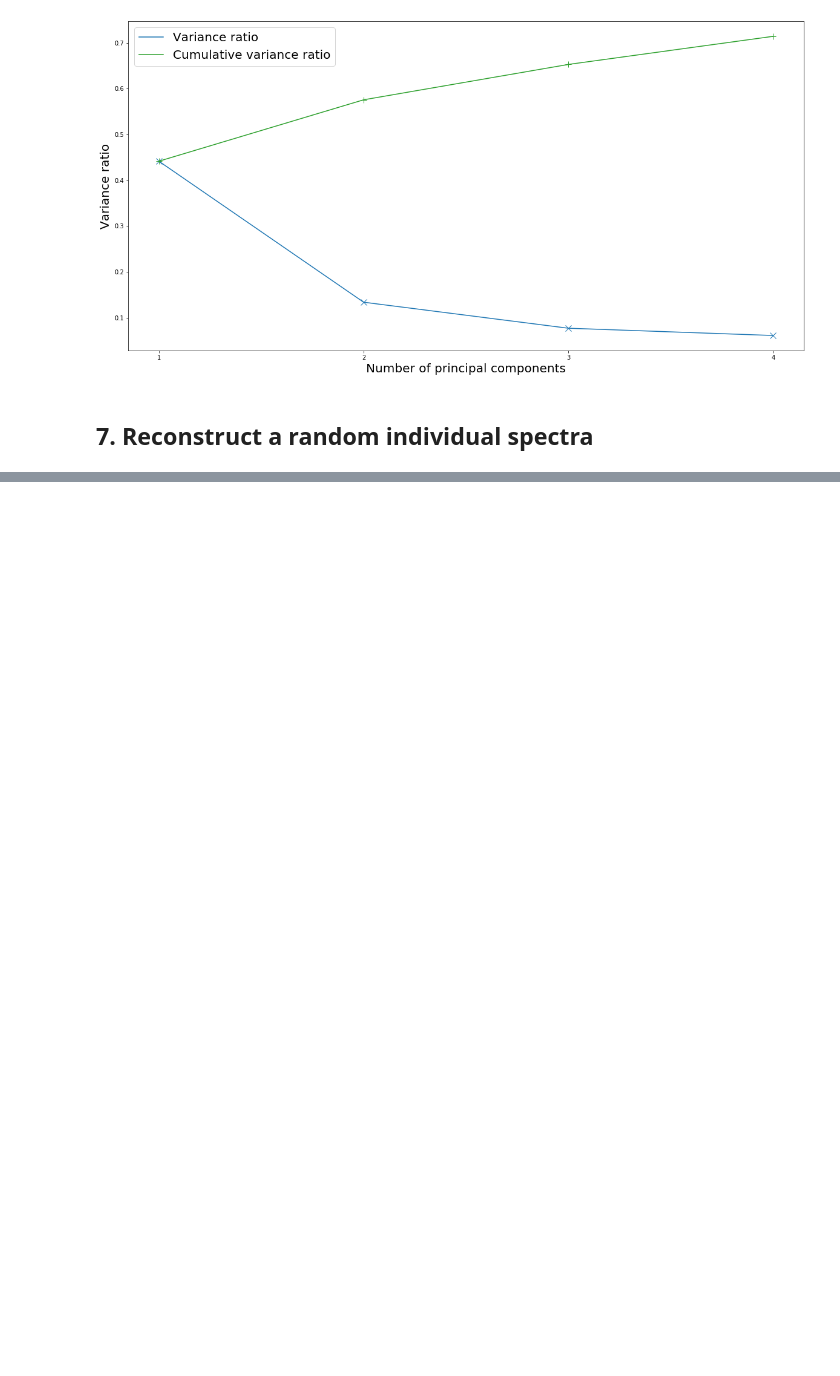
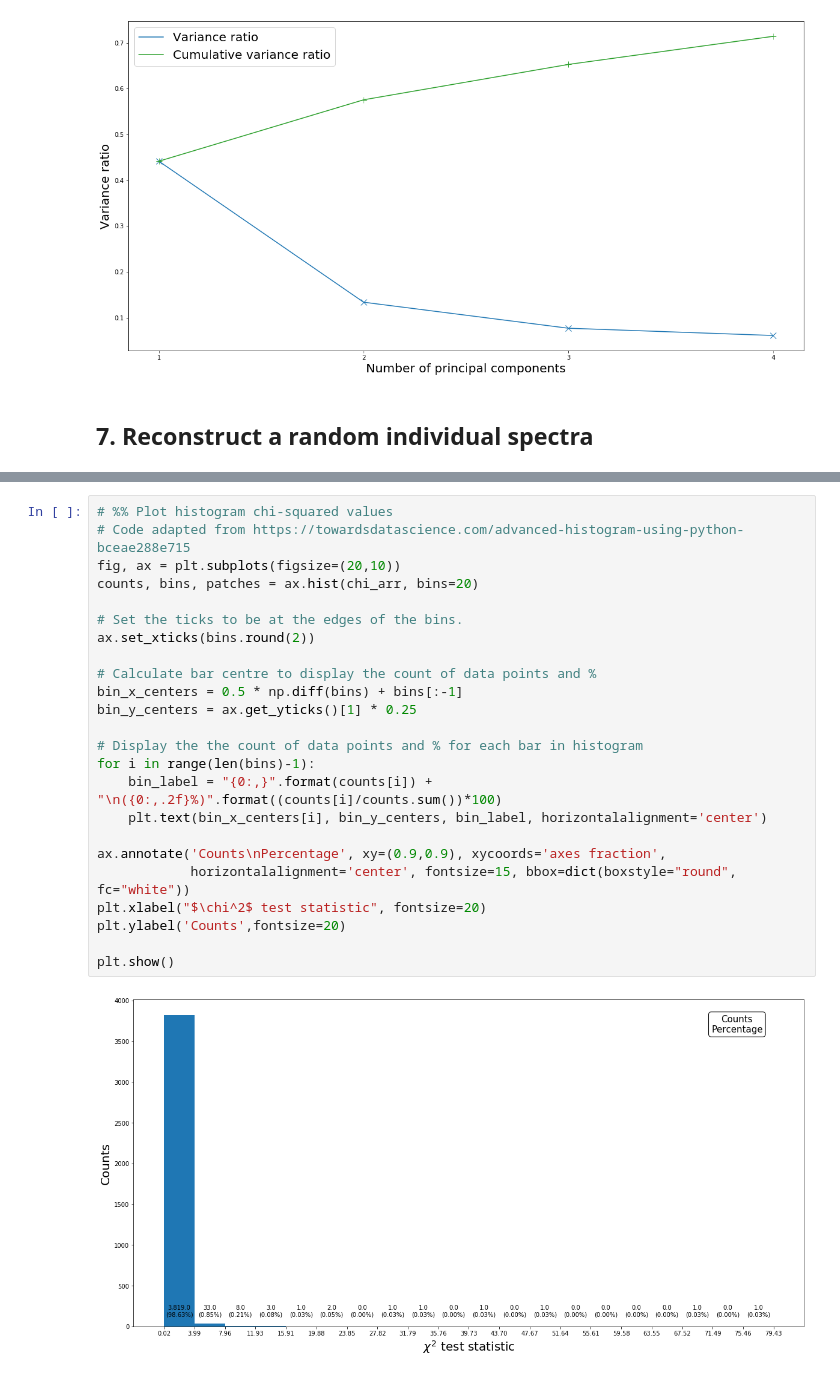
Before and after one commit to ksephton/ASTR-Leistedt-1, a Jupyter notebook: Spectra/PCA_4000spectra.ipynb, the cells around one changed output, grey strips where cells are left out. Drawn from its saved outputs; the diff is of its cells as text; blank space fills up the shorter version.

```diff
--- a/Spectra/PCA_4000spectra.ipynb
+++ b/Spectra/PCA_4000spectra.ipynb
@@ -204,0 +258,26 @@ reconstruct_spectra(spectra_num)
+# %%
+# %% Plot histogram chi-squared values
+# Code adapted from https://towardsdatascience.com/advanced-histogram-using-python-bceae288e715
+fig, ax = plt.subplots(figsize=(20,10))
+counts, bins, patches = ax.hist(chi_arr, bins=20)
+
+# Set the ticks to be at the edges of the bins.
+ax.set_xticks(bins.round(2))
+
+# Calculate bar centre to display the count of data points and %
+bin_x_centers = 0.5 * np.diff(bins) + bins[:-1]
+bin_y_centers = ax.get_yticks()[1] * 0.25
+
+# Display the the count of data points and % for each bar in histogram
+for i in range(len(bins)-1):
+    bin_label = "{0:,}".format(counts[i]) + "\n({0:,.2f}%)".format((counts[i]/counts.sum())*100)
+    plt.text(bin_x_centers[i], bin_y_centers, bin_label, horizontalalignment='center')
+
+ax.annotate('Counts\nPercentage', xy=(0.9,0.9), xycoords='axes fraction',
+            horizontalalignment='center', fontsize=15, bbox=dict(boxstyle="round", fc="white"))
+plt.xlabel("$\chi^2$ test statistic", fontsize=20)
+plt.ylabel('Counts',fontsize=20)
+
+plt.show()
+# %% [output]
+[figure, added]
```
Also changed, not shown: parts of 11 cells of this notebook.
